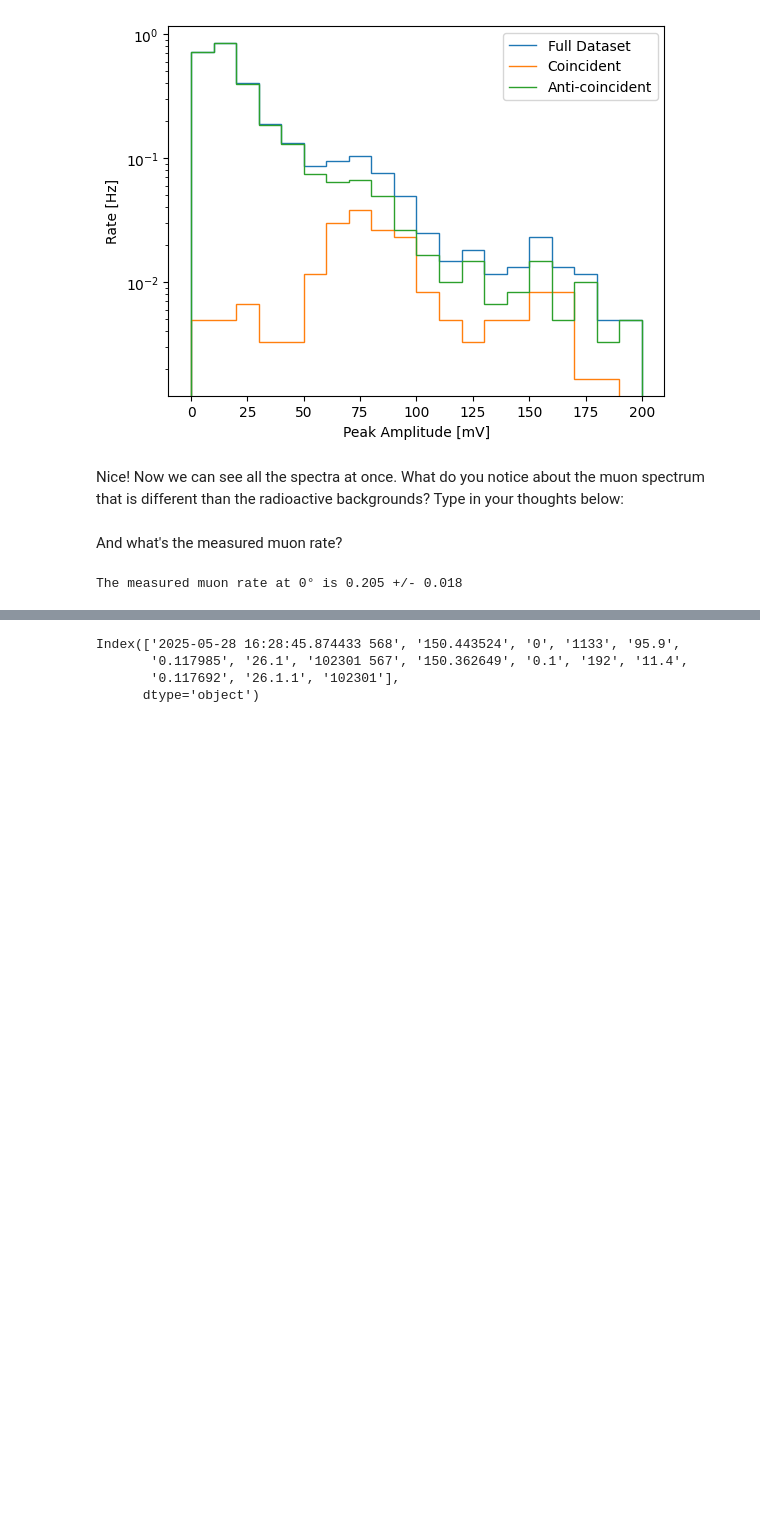
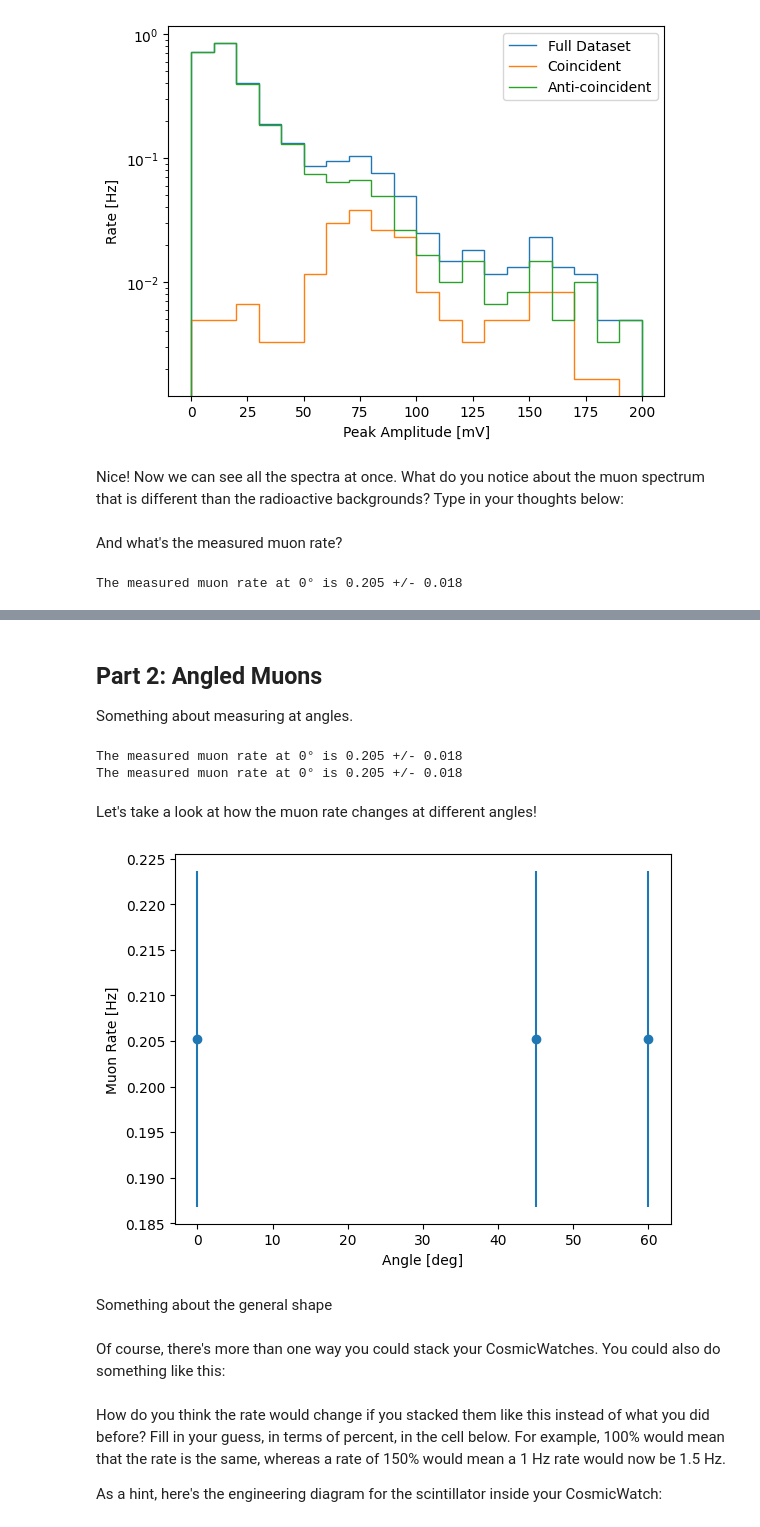
Before and after one commit to Harvard-Neutrino/IceCube_MasterClass_at_Harvard2025, a Jupyter notebook: cosmic_watch_activities/CosmicWatch.ipynb, the cells around one changed output, grey strips where cells are left out. Cells and saved outputs as stored; diff of their text form; code cells hidden in the pictures; blank space fills up the shorter version.

Commit message:
Muon activity updates

```diff
--- a/cosmic_watch_activities/CosmicWatch.ipynb
+++ b/cosmic_watch_activities/CosmicWatch.ipynb
@@ -136,6 +136,12 @@ def calculate_average(measurements):
     errors[key] = np.sqrt(np.sum(data[:, 1]**2))
 
   return averages, errors
+
+
+def plot_rate_vs_angle(angles, rates):
+  plt.errorbar(angles, [x[0] for x in rates], yerr=[x[1] for x in rates], fmt='o')
+  plt.xlabel("Angle [deg]")
+  plt.ylabel("Muon Rate [Hz]")
 # %% [markdown]
 # Activity 1: Measuring Radioactivity
 # %% [markdown]
@@ -403,6 +410,6 @@ I think ....
 # %% [markdown]
 And what's the measured muon rate?
 # %%
-compute_muon_rate(dataset_0deg_full, print_output=True);
+muon_rate_0deg = compute_muon_rate(dataset_0deg_full, print_output=True);
 # %% [output]
 The measured muon rate at 0° is 0.205 +/- 0.018
@@ -418,7 +416,39 @@ averaged_measurements = calculate_average(angular_measurements)
-# %%
-df.columns = colu
-# %% [output]
-Index(['2025-05-28 16:28:45.874433 568', '150.443524', '0', '1133', '95.9',
-       '0.117985', '26.1', '102301 567', '150.362649', '0.1', '192', '11.4',
-       '0.117692', '26.1.1', '102301'],
-      dtype='object')
+# %% [markdown]
+## Part 2: Angled Muons
+Something about measuring at angles.
+# %%
+################################################################################
+# Edit me:
+angle_2_in_degrees = 45
+filename_angle_2 = '0deg.txt'
+
+angle_3_in_degrees = 60
+filename_angle_3 = '0deg.txt'
+################################################################################
+# %%
+# Load datasets
+dataset_angle_2 = load_data(filename_angle_2)
+dataset_angle_3 = load_data(filename_angle_3)
+
+# Compute muon rates
+muon_rate_angle_2 = compute_muon_rate(dataset_angle_2, print_output=True)
+muon_rate_angle_3 = compute_muon_rate(dataset_angle_3, print_output=True)
+# %% [output]
+The measured muon rate at 0° is 0.205 +/- 0.018
+The measured muon rate at 0° is 0.205 +/- 0.018
+# %% [markdown]
+Let's take a look at how the muon rate changes at different angles!
+# %%
+angles = [0, angle_2_in_degrees, angle_3_in_degrees]
+rates = [muon_rate_0deg, muon_rate_angle_2, muon_rate_angle_3]
+plot_rate_vs_angle(angles, rates)
+# %% [output]
+[figure, added]
+# %% [markdown]
+Something about the general shape
+# %% [markdown]
+Of course, there's more than one way you could stack your CosmicWatches. You could also do something like this:
+# %% [markdown]
+How do you think the rate would change if you stacked them like this instead of what you did before? Fill in your guess, in terms of percent, in the cell below. For example, 100% would mean that the rate is the same, whereas a rate of 150% would mean a 1 Hz rate would now be 1.5 Hz.
+
+As a hint, here's the engineering diagram for the scintillator inside your CosmicWatch:
```
Also changed, not shown: parts of 9 cells of this notebook.
